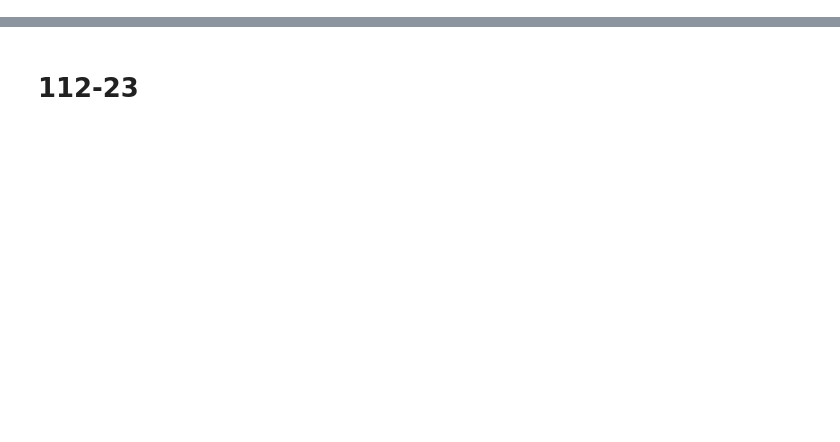
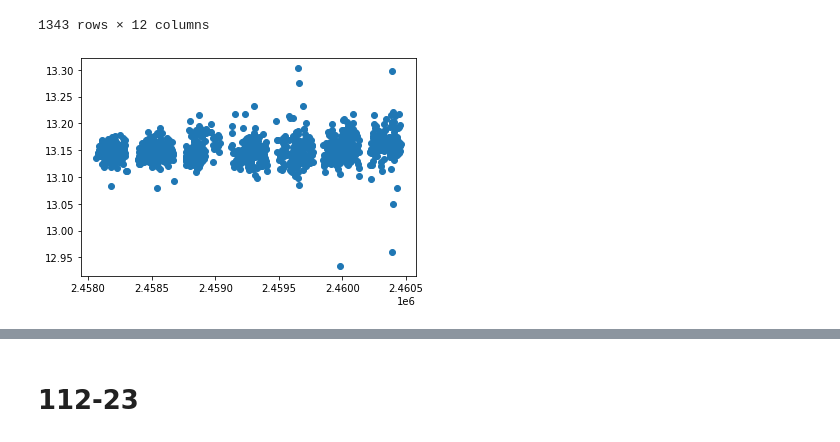
Before and after one commit to MaryumSayeed/ESPRESSO, a Jupyter notebook: scripts/TESS.ipynb, the cells around one changed output, grey strips where cells are left out. Drawn from its saved outputs; the diff is of its cells as text; code cells hidden in the pictures; blank space fills up the shorter version.

Commit message:
TESS and ASAS-SN data of non-binaries

```diff
--- a/scripts/TESS.ipynb
+++ b/scripts/TESS.ipynb
@@ -27,0 +392,11 @@ binary_list_112 = 5, 6, 7, 23 #13 removed because of dipper star
+# %%
+# plt.scatter(lc_0[lc_0['quality']=='G']['jd'], lc_0[lc_0['quality']=='G']['flux'])
+plt.scatter(lc[lc['quality']=='G']['jd'], lc[lc['quality']=='G']['mag'])
+
+# # pd.DataFrame(lc_0)
+# mask = (lc_0['quality'].values=='G')
+# # lc_0[mask]
+# lc_0['jd'][mask]
+# len(lc_0['jd'][mask]),len(lc_0)
+lc
+# %% [output]
@@ -28 +415,3 @@ binary_list_112 = 5, 6, 7, 23 #13 removed because of dipper star
+1343 rows × 12 columns
+[figure, added]
 # %%
```
Also changed, not shown: parts of 34 cells of this notebook, 2 other files.
